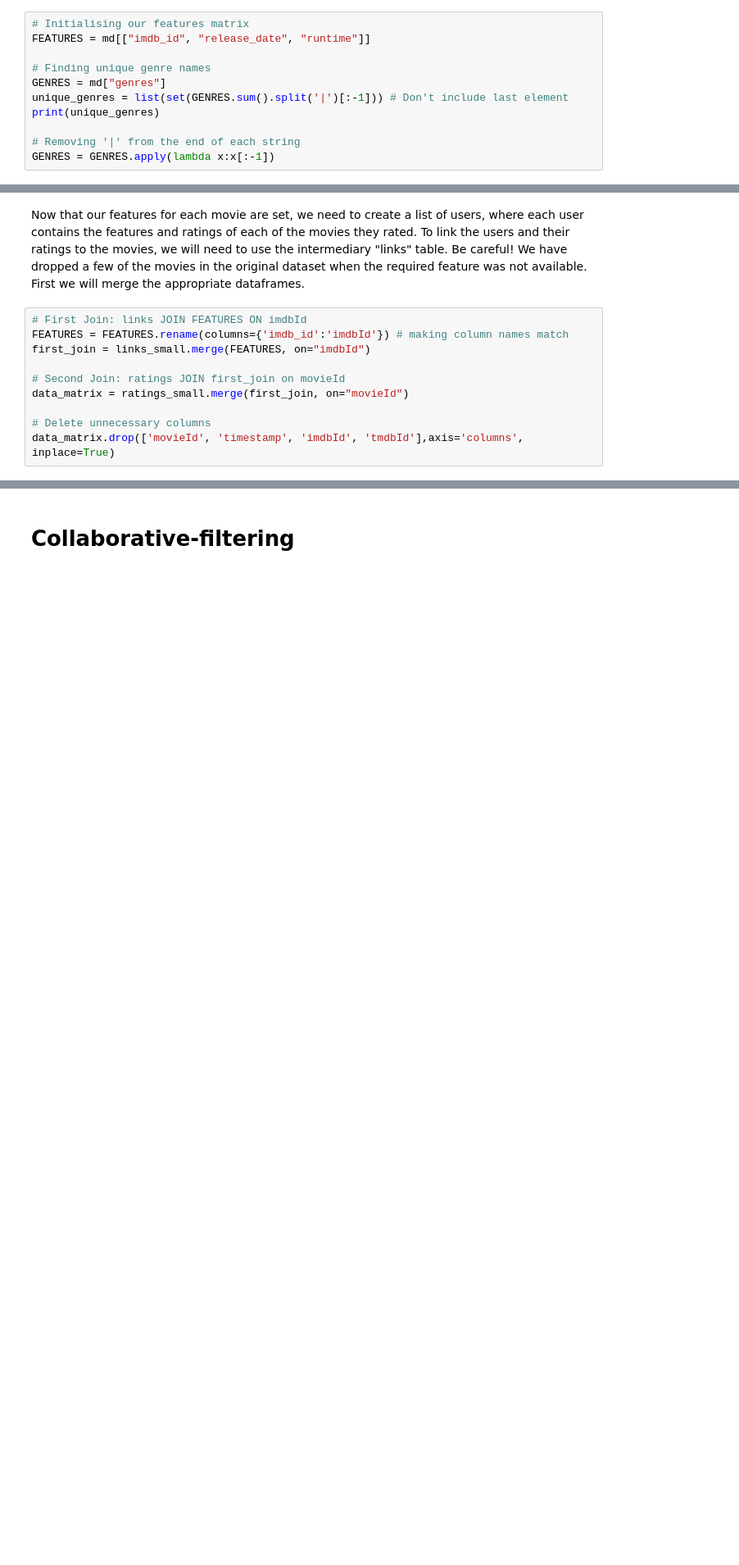
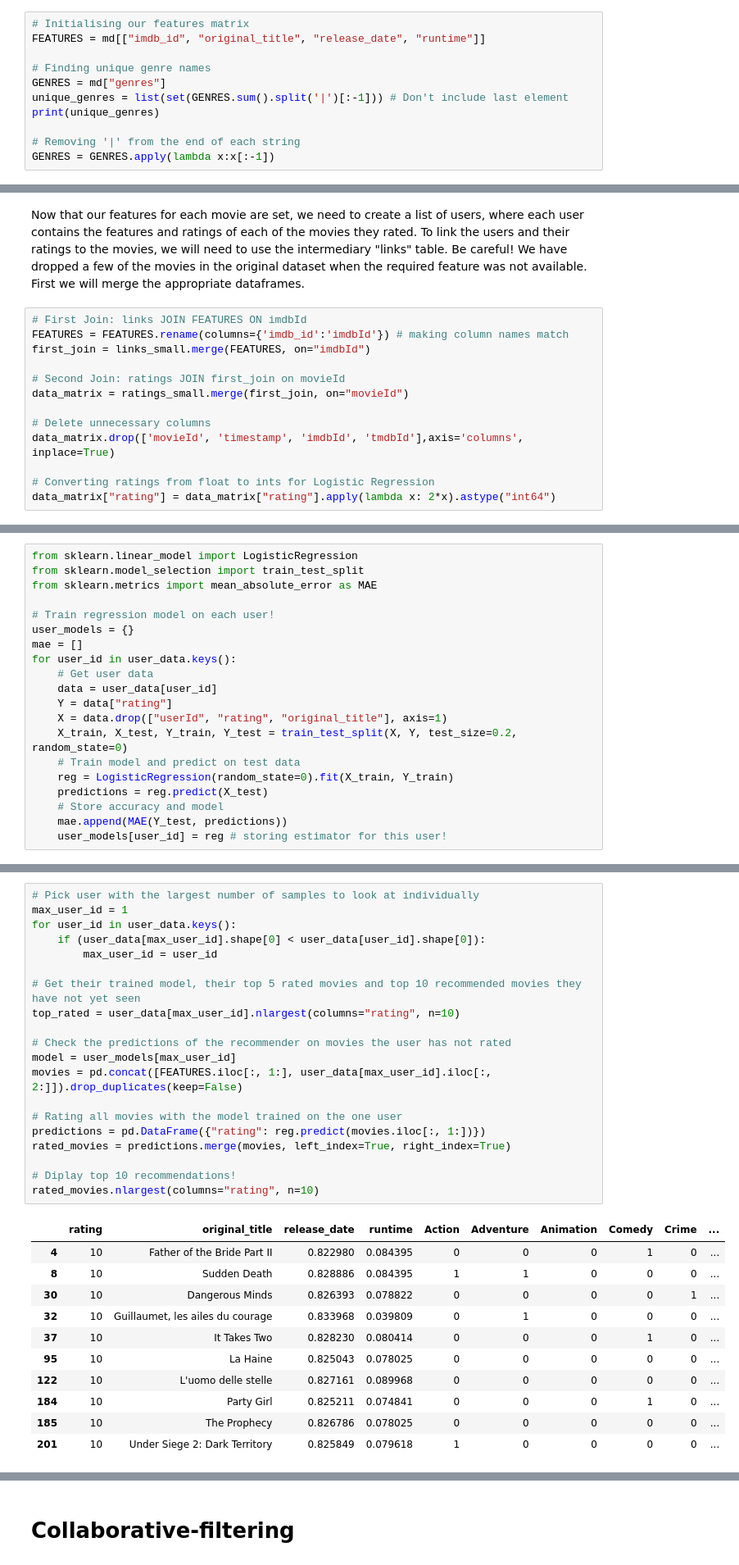
Before and after one commit to namiyousef/Practical-ML-DS, a Jupyter notebook: Chapter 2. Python for Data Scientists/Module 7. Other ML Problems/recommender_systems.ipynb, the cells around one changed output, grey strips where cells are left out. Shown: that part at 82% size. Cells and saved outputs as stored; diff of their text form; blank space fills up the shorter version.

```diff
--- a/Chapter 2. Python for Data Scientists/Module 7. Other ML Problems/recommender_systems.ipynb
+++ b/Chapter 2. Python for Data Scientists/Module 7. Other ML Problems/recommender_systems.ipynb
@@ -184,7 +184,7 @@ md["genres"] = md["genres"].apply(extract_genres)
 Now that we have preprocessed the data we are going to use for this model, we can extract the three columns: genre, release_data and budget. We will now also determine the unique features present in the dataset and use each as a feature. Note that this model assumes that all possible genres are included in the dataset.
 # %%
 # Initialising our features matrix
-FEATURES = md[["imdb_id", "release_date", "runtime"]]
+FEATURES = md[["imdb_id", "original_title", "release_date", "runtime"]]
 
 # Finding unique genre names
 GENRES = md["genres"]
@@ -213,4 +219,7 @@ data_matrix = ratings_small.merge(first_join, on="movieId")
 
 # Delete unnecessary columns
 data_matrix.drop(['movieId', 'timestamp', 'imdbId', 'tmdbId'],axis='columns', inplace=True)
+
+# Converting ratings from float to ints for Logistic Regression
+data_matrix["rating"] = data_matrix["rating"].apply(lambda x: 2*x).astype("int64")
 # %% [markdown]
@@ -219,0 +237,20 @@ After merging our dataframes, we can now create a list of users, each with all t
+# %%
+from sklearn.linear_model import LogisticRegression
+from sklearn.model_selection import train_test_split
+from sklearn.metrics import mean_absolute_error as MAE
+
+# Train regression model on each user!
+user_models = {}
+mae = []
+for user_id in user_data.keys():
+    # Get user data
+    data = user_data[user_id]
+    Y = data["rating"]
+    X = data.drop(["userId", "rating", "original_title"], axis=1)
+    X_train, X_test, Y_train, Y_test = train_test_split(X, Y, test_size=0.2, random_state=0)
+    # Train model and predict on test data
+    reg = LogisticRegression(random_state=0).fit(X_train, Y_train)
+    predictions = reg.predict(X_test)
+    # Store accuracy and model
+    mae.append(MAE(Y_test, predictions))
+    user_models[user_id] = reg # storing estimator for this user!
@@ -219,0 +275,32 @@ After merging our dataframes, we can now create a list of users, each with all t
+# %%
+# Pick user with the largest number of samples to look at individually
+max_user_id = 1
+for user_id in user_data.keys():
+    if (user_data[max_user_id].shape[0] < user_data[user_id].shape[0]):
+        max_user_id = user_id
+
+# Get their trained model, their top 5 rated movies and top 10 recommended movies they have not yet seen
+top_rated = user_data[max_user_id].nlargest(columns="rating", n=10)
+
+# Check the predictions of the recommender on movies the user has not rated
+model = user_models[max_user_id]
+movies = pd.concat([FEATURES.iloc[:, 1:], user_data[max_user_id].iloc[:, 2:]]).drop_duplicates(keep=False)
+
+# Rating all movies with the model trained on the one user
+predictions = pd.DataFrame({"rating": reg.predict(movies.iloc[:, 1:])})
+rated_movies = predictions.merge(movies, left_index=True, right_index=True)
+
+# Diplay top 10 recommendations!
+rated_movies.nlargest(columns="rating", n=10)
+# %% [output]
+|  | rating | original_title | release_date | runtime | Action | Adventure | Animation | Comedy | Crime | ... |
+| 4 | 10 | Father of the Bride Part II | 0.822980 | 0.084395 | 0 | 0 | 0 | 1 | 0 | ... |
+| 8 | 10 | Sudden Death | 0.828886 | 0.084395 | 1 | 1 | 0 | 0 | 0 | ... |
+| 30 | 10 | Dangerous Minds | 0.826393 | 0.078822 | 0 | 0 | 0 | 0 | 1 | ... |
+| 32 | 10 | Guillaumet, les ailes du courage | 0.833968 | 0.039809 | 0 | 1 | 0 | 0 | 0 | ... |
+| 37 | 10 | It Takes Two | 0.828230 | 0.080414 | 0 | 0 | 0 | 1 | 0 | ... |
+| 95 | 10 | La Haine | 0.825043 | 0.078025 | 0 | 0 | 0 | 0 | 0 | ... |
+| 122 | 10 | L'uomo delle stelle | 0.827161 | 0.089968 | 0 | 0 | 0 | 0 | 0 | ... |
+| 184 | 10 | Party Girl | 0.825211 | 0.074841 | 0 | 0 | 0 | 1 | 0 | ... |
+| 185 | 10 | The Prophecy | 0.826786 | 0.078025 | 0 | 0 | 0 | 0 | 0 | ... |
+| 201 | 10 | Under Siege 2: Dark Territory | 0.825849 | 0.079618 | 1 | 0 | 0 | 0 | 0 | ... |
```
Also changed, not shown: parts of 7 cells of this notebook.
